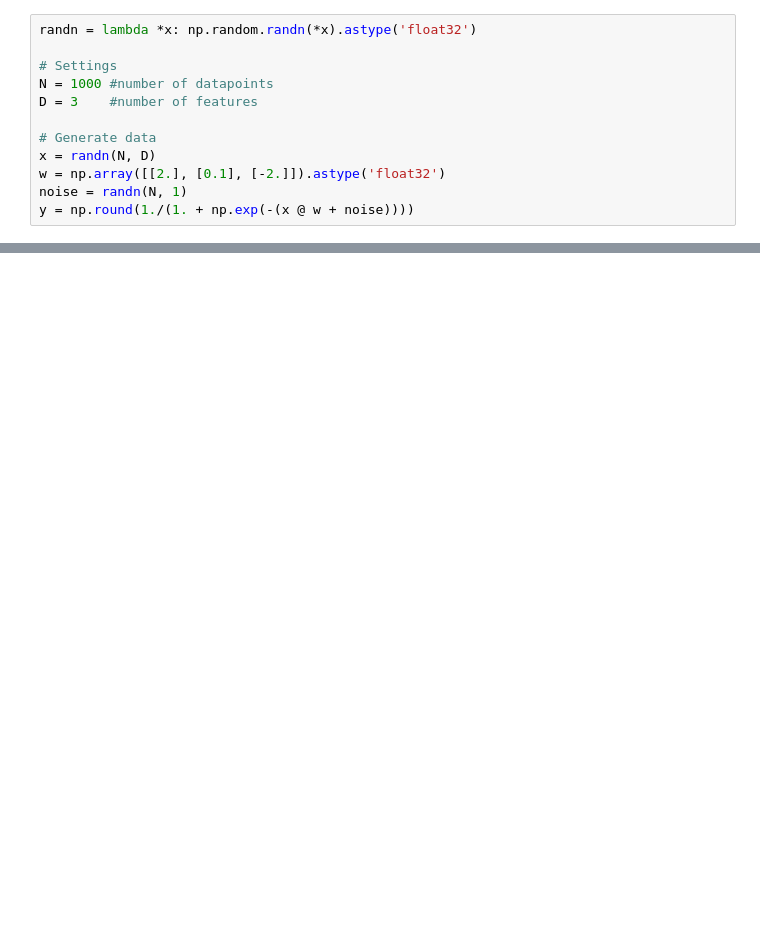
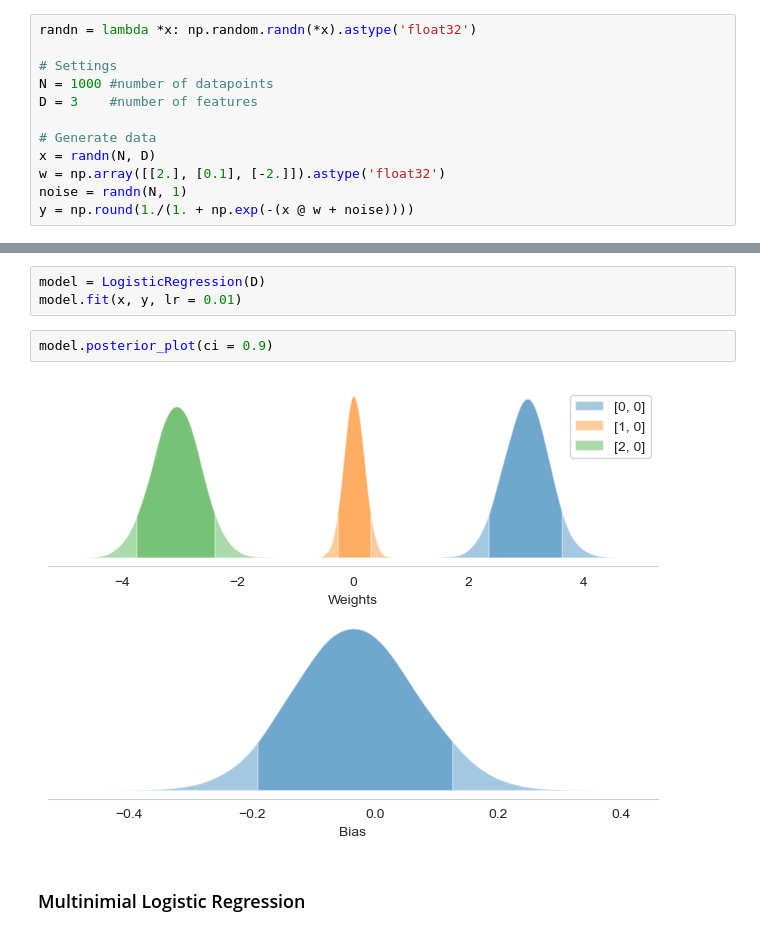
Before and after one commit to Tommylee1013/BayesianModeling, a Jupyter notebook: Notes/LogisticRegression.ipynb, the cells around one changed output, grey strips where cells are left out. Cells and saved outputs as stored; diff of their text form; blank space fills up the shorter version.

Commit message:
Logistic Regression update

```diff
--- a/Notes/LogisticRegression.ipynb
+++ b/Notes/LogisticRegression.ipynb
@@ -37,0 +43,9 @@ for i in range(D) :
+# %%
+model = LogisticRegression(D)
+model.fit(x, y, lr = 0.01)
+# %%
+model.posterior_plot(ci = 0.9)
+# %% [output]
+[figure, added]
+# %% [markdown]
+### Multinimial Logistic Regression
```
Also changed, not shown: parts of 9 cells of this notebook, 1 other file.
